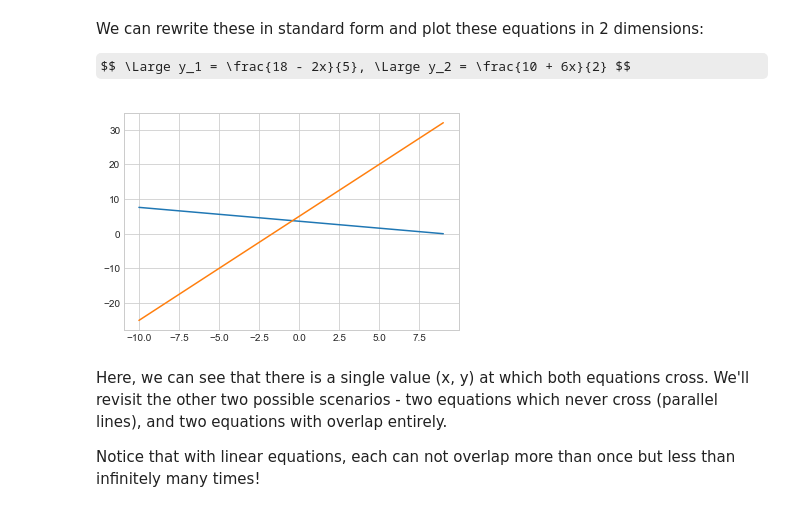
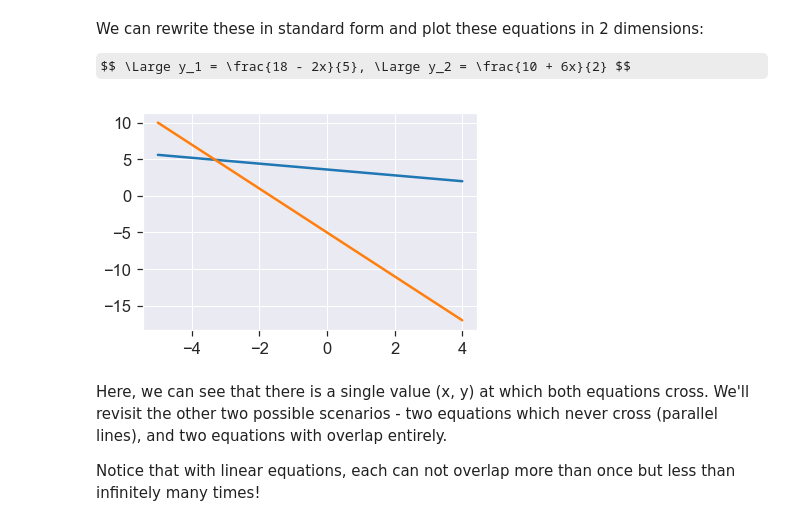
Before and after one commit to wesdoyle/deep-learning-book-notes, a Jupyter notebook: chapter_02_linear_algebra/Notebook 2.1-2.5.ipynb, the cells around one changed output. Cells and saved outputs as stored; diff of their text form; code cells hidden in the pictures; some formulas as TeX source.

```diff
--- a/chapter_02_linear_algebra/Notebook 2.1-2.5.ipynb
+++ b/chapter_02_linear_algebra/Notebook 2.1-2.5.ipynb
@@ -590,16 +590,17 @@ $$ \Large y_1 = \frac{18 - 2x}{5}, \Large y_2 = \frac{10 + 6x}{2} $$
 # %%
 %matplotlib inline
 import matplotlib.pyplot as plt
-plt.style.use('seaborn-whitegrid')
+import seaborn as sns
+sns.set_context("notebook", font_scale=1.5, rc={"lines.linewidth": 2.5})
 # %%
-x = np.arange(-10, 10, 1) # start, stop, step
+x = np.arange(-5, 5, 1) # start, stop, step
 y_1 = (18 - 2*x)/5
-y_2 = (10 + 6*x)/2
+y_2 = (10 + 6*x)/-2
 
 plt.plot(x, y_1, x, y_2)
 plt.show()
 # %% [output]
-[figure, old version]
+[figure, new version]
 # %% [markdown]
 Here, we can see that there is a single value (x, y) at which both equations cross.  We'll revisit the other two possible scenarios - two equations which never cross (parallel lines), and two equations with overlap entirely.
 
```
Also changed, not shown: parts of 12 cells of this notebook.
